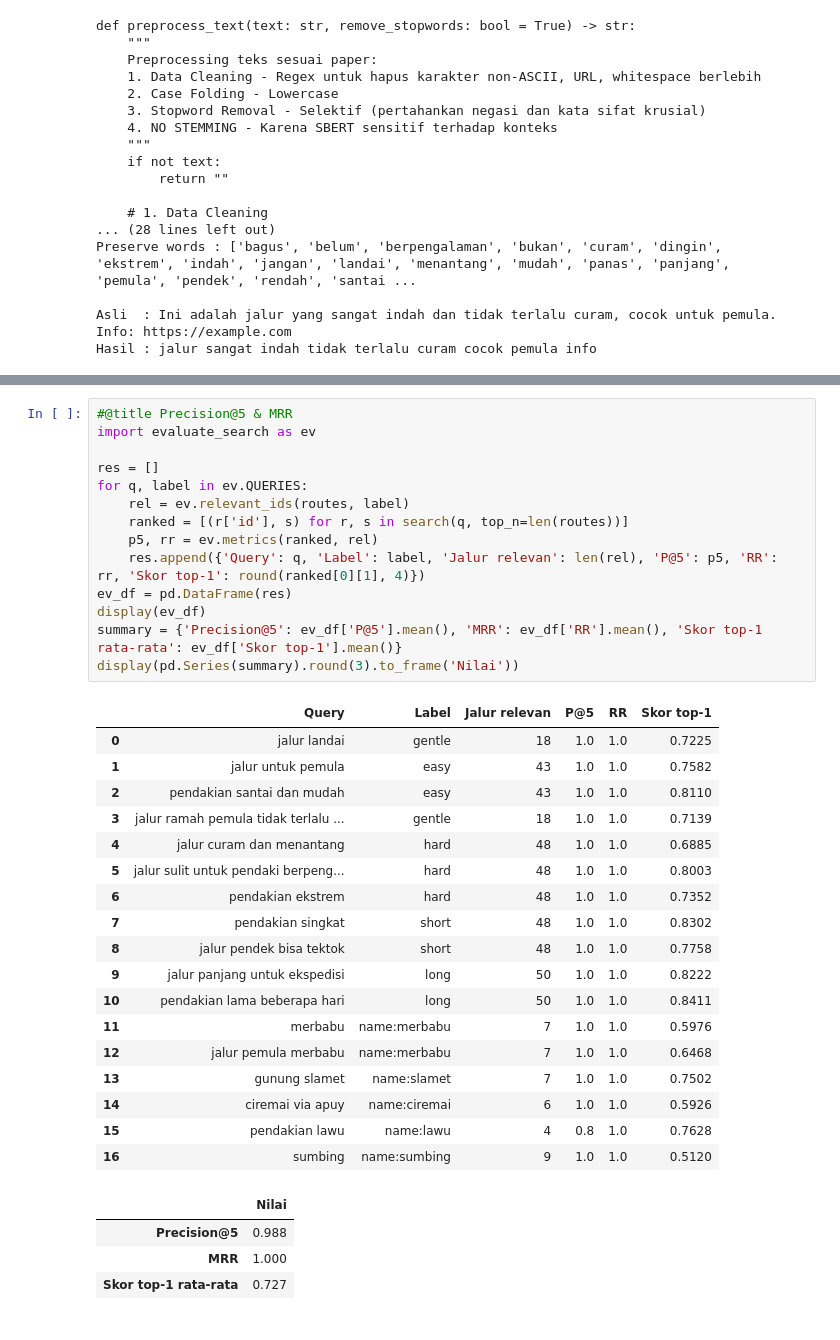
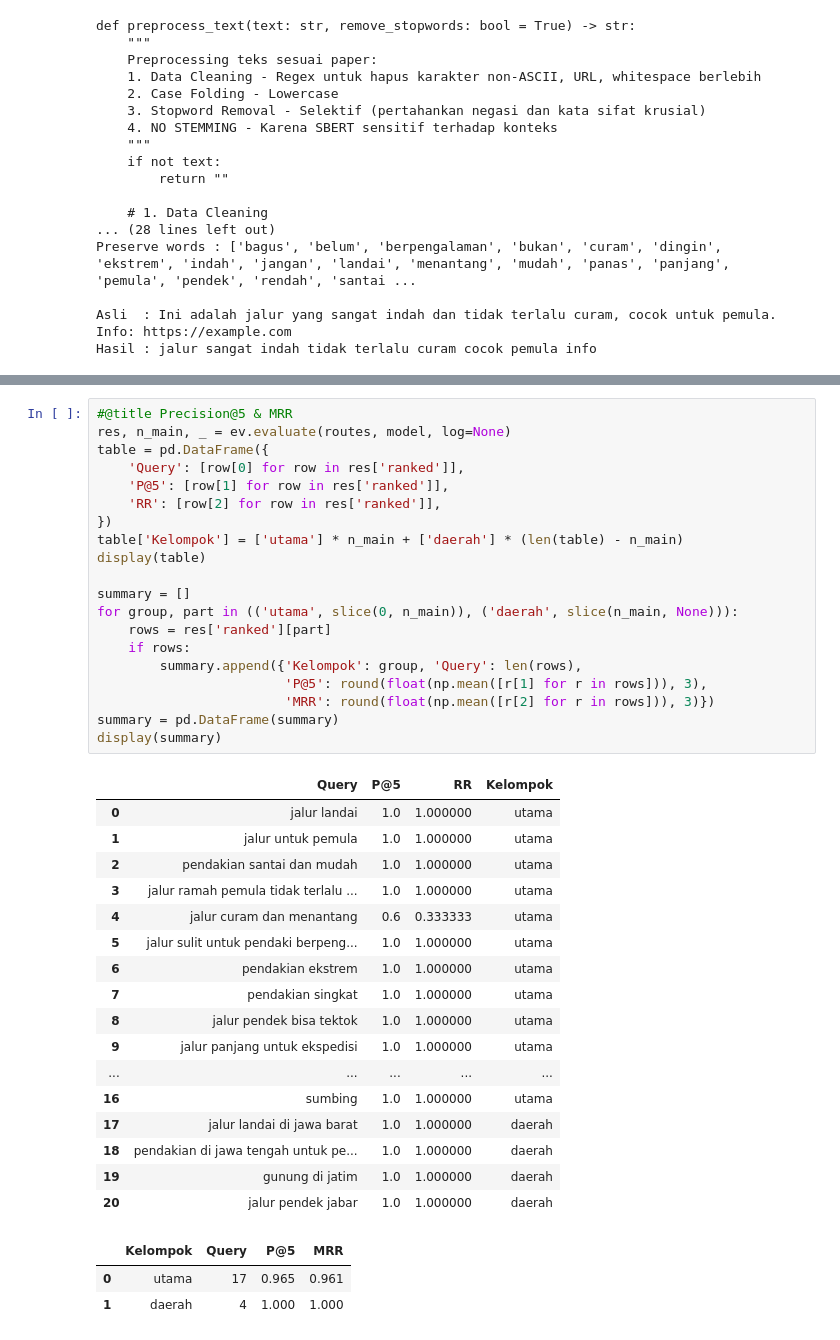
Before and after one commit to dasrams31/rutestrip-app, a Jupyter notebook: python/RuteStrip_Colab.ipynb, the cells around one changed output, grey strips where cells are left out. Saved outputs shown, nothing was run; the diff lists cells and outputs as text.

```diff
--- a/python/RuteStrip_Colab.ipynb
+++ b/python/RuteStrip_Colab.ipynb
@@ -339,39 +336,43 @@ Metrik: **Precision@5** (proporsi jalur relevan di 5 teratas) dan **MRR** (rata-
-# %%
-#@title Precision@5 & MRR
-import evaluate_search as ev
-
-res = []
-for q, label in ev.QUERIES:
-    rel = ev.relevant_ids(routes, label)
-    ranked = [(r['id'], s) for r, s in search(q, top_n=len(routes))]
-    p5, rr = ev.metrics(ranked, rel)
-    res.append({'Query': q, 'Label': label, 'Jalur relevan': len(rel), 'P@5': p5, 'RR': rr, 'Skor top-1': round(ranked[0][1], 4)})
-ev_df = pd.DataFrame(res)
-display(ev_df)
-summary = {'Precision@5': ev_df['P@5'].mean(), 'MRR': ev_df['RR'].mean(), 'Skor top-1 rata-rata': ev_df['Skor top-1'].mean()}
-display(pd.Series(summary).round(3).to_frame('Nilai'))
-# %% [output]
-|  | Query | Label | Jalur relevan | P@5 | RR | Skor top-1 |
-| 0 | jalur landai | gentle | 18 | 1.0 | 1.0 | 0.7225 |
-| 1 | jalur untuk pemula | easy | 43 | 1.0 | 1.0 | 0.7582 |
-| 2 | pendakian santai dan mudah | easy | 43 | 1.0 | 1.0 | 0.8110 |
-| 3 | jalur ramah pemula tidak terlalu ... | gentle | 18 | 1.0 | 1.0 | 0.7139 |
-| 4 | jalur curam dan menantang | hard | 48 | 1.0 | 1.0 | 0.6885 |
-| 5 | jalur sulit untuk pendaki berpeng... | hard | 48 | 1.0 | 1.0 | 0.8003 |
-| 6 | pendakian ekstrem | hard | 48 | 1.0 | 1.0 | 0.7352 |
-| 7 | pendakian singkat | short | 48 | 1.0 | 1.0 | 0.8302 |
-| 8 | jalur pendek bisa tektok | short | 48 | 1.0 | 1.0 | 0.7758 |
-| 9 | jalur panjang untuk ekspedisi | long | 50 | 1.0 | 1.0 | 0.8222 |
-| 10 | pendakian lama beberapa hari | long | 50 | 1.0 | 1.0 | 0.8411 |
-| 11 | merbabu | name:merbabu | 7 | 1.0 | 1.0 | 0.5976 |
-| 12 | jalur pemula merbabu | name:merbabu | 7 | 1.0 | 1.0 | 0.6468 |
-| 13 | gunung slamet | name:slamet | 7 | 1.0 | 1.0 | 0.7502 |
-| 14 | ciremai via apuy | name:ciremai | 6 | 1.0 | 1.0 | 0.5926 |
-| 15 | pendakian lawu | name:lawu | 4 | 0.8 | 1.0 | 0.7628 |
-| 16 | sumbing | name:sumbing | 9 | 1.0 | 1.0 | 0.5120 |
-|  | Nilai |
-| Precision@5 | 0.988 |
-| MRR | 1.000 |
-| Skor top-1 rata-rata | 0.727 |
+# %%
+#@title Precision@5 & MRR
+res, n_main, _ = ev.evaluate(routes, model, log=None)
+table = pd.DataFrame({
+    'Query': [row[0] for row in res['ranked']],
+    'P@5': [row[1] for row in res['ranked']],
+    'RR': [row[2] for row in res['ranked']],
+})
+table['Kelompok'] = ['utama'] * n_main + ['daerah'] * (len(table) - n_main)
+display(table)
+
+summary = []
+for group, part in (('utama', slice(0, n_main)), ('daerah', slice(n_main, None))):
+    rows = res['ranked'][part]
+    if rows:
+        summary.append({'Kelompok': group, 'Query': len(rows),
+                        'P@5': round(float(np.mean([r[1] for r in rows])), 3),
+                        'MRR': round(float(np.mean([r[2] for r in rows])), 3)})
+summary = pd.DataFrame(summary)
+display(summary)
+# %% [output]
+|  | Query | P@5 | RR | Kelompok |
+| 0 | jalur landai | 1.0 | 1.000000 | utama |
+| 1 | jalur untuk pemula | 1.0 | 1.000000 | utama |
+| 2 | pendakian santai dan mudah | 1.0 | 1.000000 | utama |
+| 3 | jalur ramah pemula tidak terlalu ... | 1.0 | 1.000000 | utama |
+| 4 | jalur curam dan menantang | 0.6 | 0.333333 | utama |
+| 5 | jalur sulit untuk pendaki berpeng... | 1.0 | 1.000000 | utama |
+| 6 | pendakian ekstrem | 1.0 | 1.000000 | utama |
+| 7 | pendakian singkat | 1.0 | 1.000000 | utama |
+| 8 | jalur pendek bisa tektok | 1.0 | 1.000000 | utama |
+| 9 | jalur panjang untuk ekspedisi | 1.0 | 1.000000 | utama |
+| ... | ... | ... | ... | ... |
+| 16 | sumbing | 1.0 | 1.000000 | utama |
+| 17 | jalur landai di jawa barat | 1.0 | 1.000000 | daerah |
+| 18 | pendakian di jawa tengah untuk pe... | 1.0 | 1.000000 | daerah |
+| 19 | gunung di jatim | 1.0 | 1.000000 | daerah |
+| 20 | jalur pendek jabar | 1.0 | 1.000000 | daerah |
+|  | Kelompok | Query | P@5 | MRR |
+| 0 | utama | 17 | 0.965 | 0.961 |
+| 1 | daerah | 4 | 1.000 | 1.000 |
 # %%
 #@title 9. Ringkasan (dihitung dari hasil di atas)
```
Also changed, not shown: parts of 21 cells of this notebook, 5 other files.
